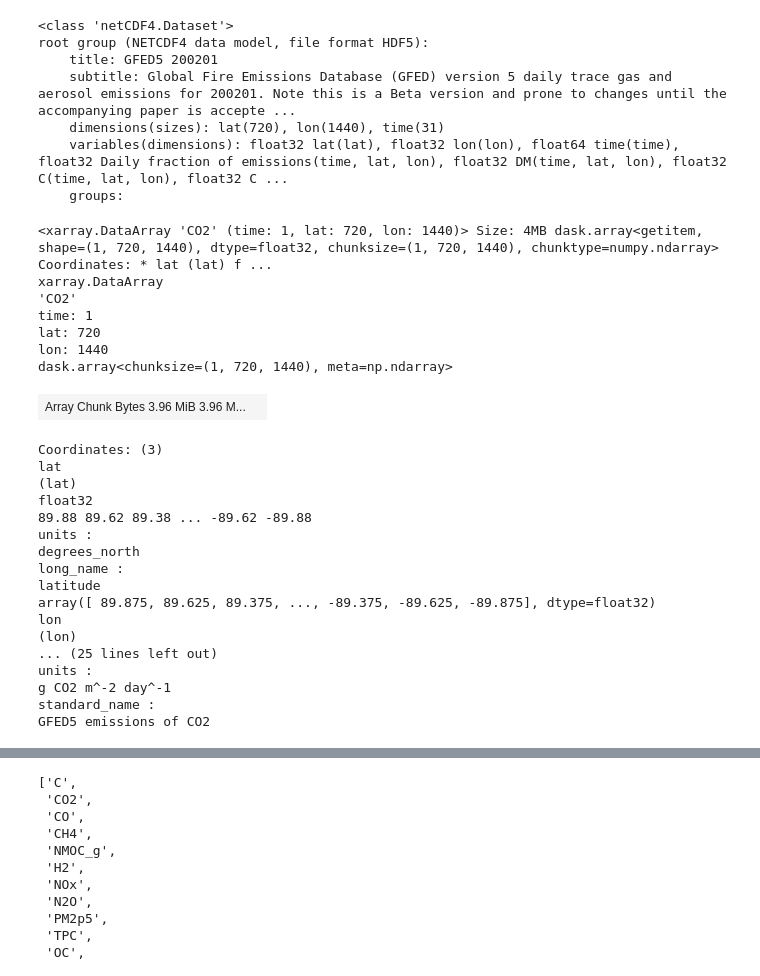
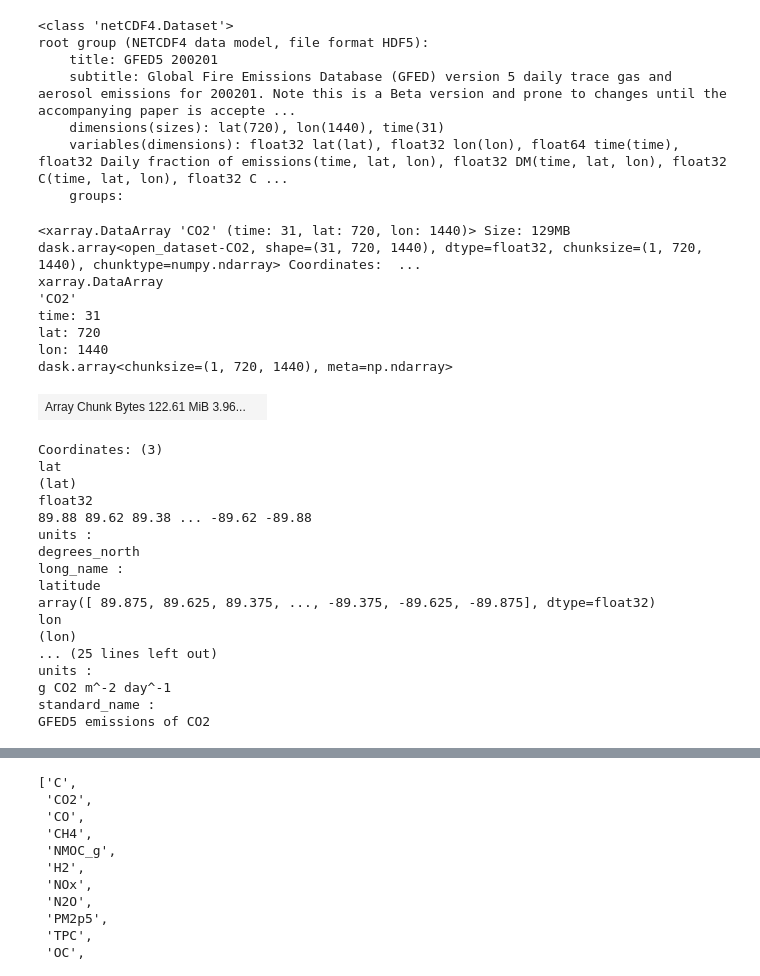
Before and after one commit to PropovedNik007/realtime-viz, a Jupyter notebook: data_overview.ipynb, the cells around one changed output, grey strips where cells are left out. Saved outputs shown, nothing was run; the diff lists cells and outputs as text; code cells hidden in the pictures.

```diff
--- a/data_overview.ipynb
+++ b/data_overview.ipynb
@@ -109,21 +109,22 @@ root group (NETCDF4 data model, file format HDF5):
 # %%
 import pandas as pd
 import xarray as xr
 from datetime import datetime
 
 data_path = "GFED5_Beta_daily_202012.nc"  # Update to your dataset path
 ds = xr.open_mfdataset(data_path, chunks={"time": 1}, parallel=True)
-filtered_data = ds['CO2'].sel(time=slice(pd.to_datetime("2020-12-08"), pd.to_datetime("2020-12-09")))
+# filtered_data = ds['CO2'].sel(time=slice(pd.to_datetime("2020-12-08"), pd.to_datetime("2020-12-09")))
+filtered_data = ds['CO2']
 filtered_data
 # %% [output]
-<xarray.DataArray 'CO2' (time: 1, lat: 720, lon: 1440)> Size: 4MB dask.array<getitem, shape=(1, 720, 1440), dtype=float32, chunksize=(1, 720, 1440), chunktype=numpy.ndarray> Coordinates: * lat (lat) f ...
+<xarray.DataArray 'CO2' (time: 31, lat: 720, lon: 1440)> Size: 129MB dask.array<open_dataset-CO2, shape=(31, 720, 1440), dtype=float32, chunksize=(1, 720, 1440), chunktype=numpy.ndarray> Coordinates:  ...
 xarray.DataArray
 'CO2'
-time: 1
+time: 31
 lat: 720
 lon: 1440
 dask.array<chunksize=(1, 720, 1440), meta=np.ndarray>
-| Array Chunk Bytes 3.96 MiB 3.96 M... |  |
+| Array Chunk Bytes 122.61 MiB 3.96... |  |
 Coordinates: (3)
 lat
 (lat)
```
Also changed, not shown: parts of 1 cell of this notebook, 1 other file.
